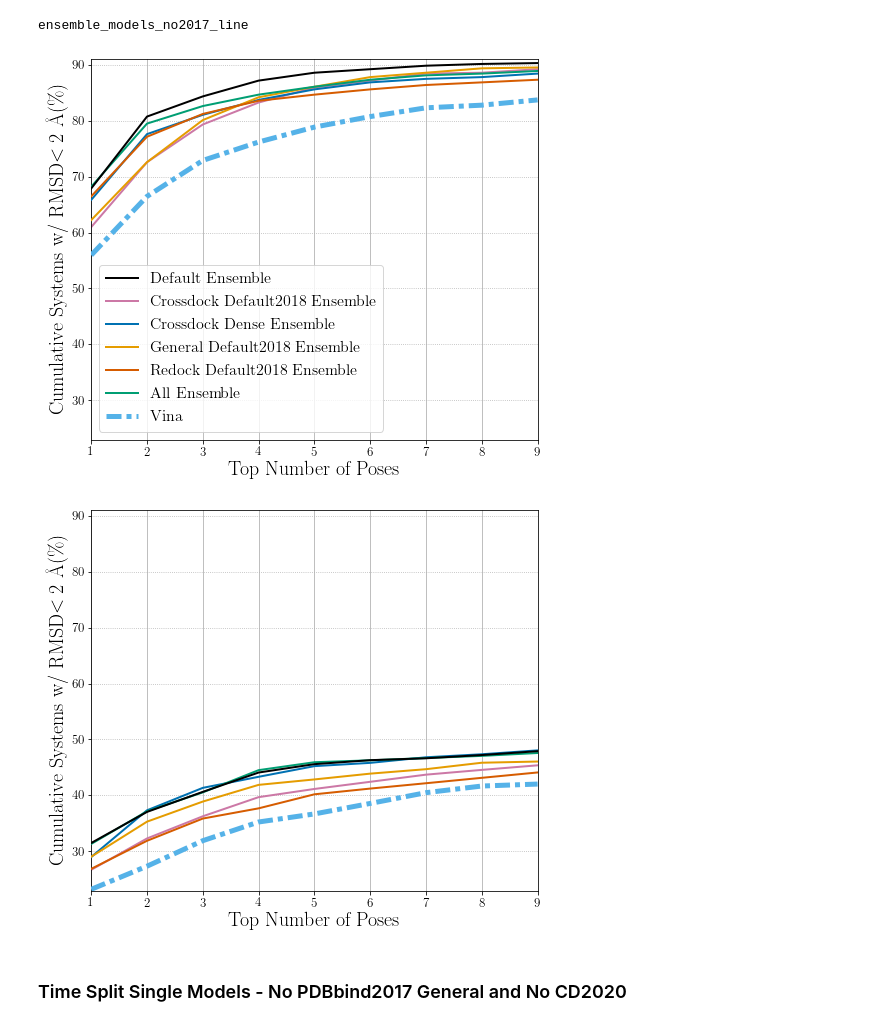
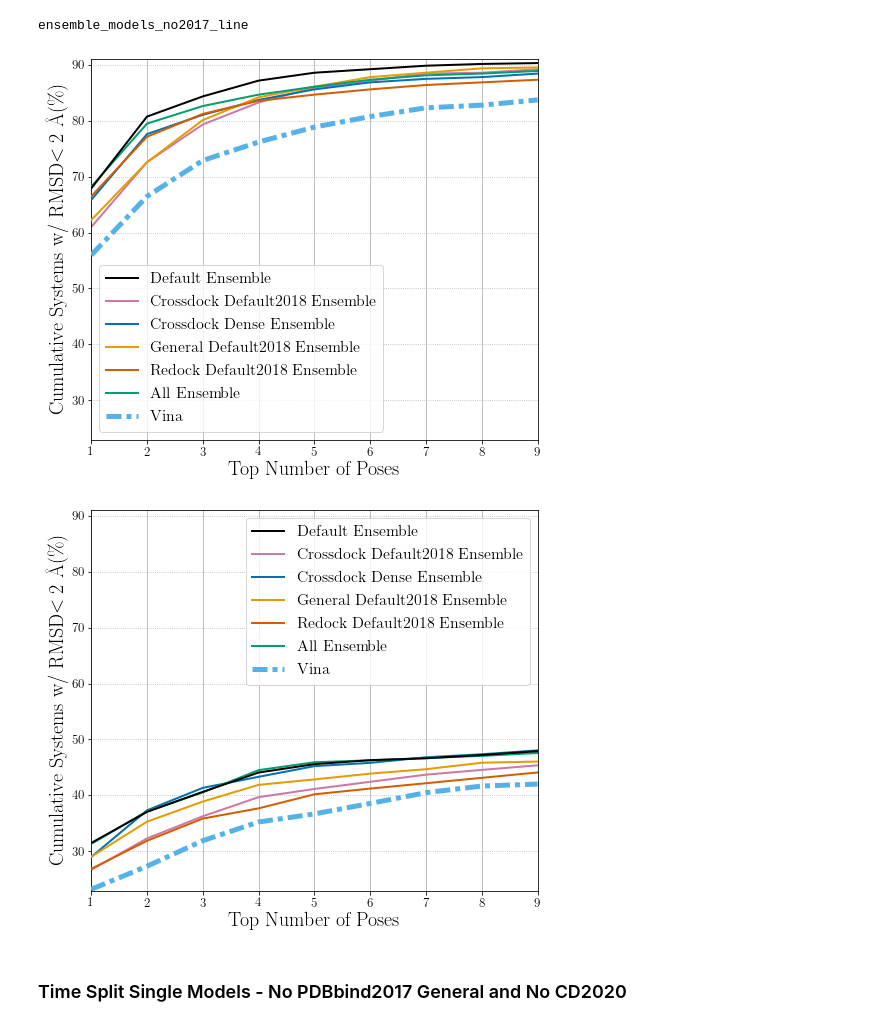
Before and after one commit to dkoes/GNINA-1.0, a Jupyter notebook: MakeFinalGraphs.ipynb, the cells around one changed output. Cells and saved outputs as stored; diff of their text form; code cells hidden in the pictures.

```diff
--- a/MakeFinalGraphs.ipynb
+++ b/MakeFinalGraphs.ipynb
@@ -160,8 +160,7 @@ for big_df,data_type in [(plot_df_rd,'redocking'),(plot_df_cd,'crossdocking')]:
     #box = ax.get_position()
     #ax.set_position([box.x0, box.y0, box.width * 0.8, box.height])
     #lgd = ax.legend(loc='center left', bbox_to_anchor=(1, 0.5))
-    if data_type == 'redocking':
-        lgd = ax.legend(fontsize=16)
+    lgd = ax.legend(fontsize=16)
     plt.savefig(f'/home/anm329/GNINA-1.0/figures/{data_type}/{figname}.pdf', dpi=dpi)
 # %% [output]
 [figure]
@@ -204,8 +203,7 @@ for big_df,data_type in [(plot_df_rd,'redocking'),(plot_df_cd,'crossdocking')]:
     #box = ax.get_position()
     #ax.set_position([box.x0, box.y0, box.width * 0.8, box.height])
     #lgd = ax.legend(loc='center left', bbox_to_anchor=(1, 0.5))
-    if data_type == 'redocking':
-        lgd = ax.legend(fontsize=16)
+    lgd = ax.legend(fontsize=16)
     plt.savefig(f'/home/anm329/GNINA-1.0/figures/{data_type}/{figname}.pdf', dpi=dpi)
 # %% [output]
 [figure]
@@ -248,8 +246,7 @@ for big_df,data_type in [(plot_df_rd,'redocking'),(plot_df_cd,'crossdocking')]:
     #box = ax.get_position()
     #ax.set_position([box.x0, box.y0, box.width * 0.8, box.height])
     #lgd = ax.legend(loc='center left', bbox_to_anchor=(1, 0.5))
-    if data_type == 'redocking':
-        lgd = ax.legend(fontsize=16)
+    lgd = ax.legend(fontsize=16)
     plt.savefig(f'/home/anm329/GNINA-1.0/figures/{data_type}/{figname}.pdf', dpi=dpi)
 # %% [output]
 [figure]
@@ -271,33 +268,32 @@ ensemble_models_no2017_line
 # %%
 for big_df,data_type in [(plot_df_rd,'redocking'),(plot_df_cd,'crossdocking')]:
     ax = plt.figure(figsize=[8,7]).gca()
     for i,col in enumerate(big_df.columns):
         if 'Default Ensemble' in col:
             zorder = 10
         else:
             zorder = i+1
         rang = list(range(1,big_df[col].fillna(0).astype(bool).sum()+1))
         ls = get_linestyle(col)
         lw = get_linewidth(col)
         c = color_dict[col.replace(' Ensemble','')]
         p = plt.plot(rang, big_df[col], label=col,c=c,linestyle=ls,linewidth=lw,zorder=zorder)
     ax.set_xlim(left=xlim[0],right=xlim[1])
     ax.xaxis.set_major_locator(MaxNLocator(integer=True))
     ax.tick_params(axis='both', which='major', labelsize=13)
     ax.set_ybound(ylim[0], ylim[1])
     ax.set_xlabel(xlab,fontsize=fontsize)
     ax.set_ylabel(ylab,fontsize=fontsize)
     plt.grid(axis='x')
     plt.grid(axis='y',linestyle=':')
     #box = ax.get_position()
     #ax.set_position([box.x0, box.y0, box.width * 0.8, box.height])
     #lgd = ax.legend(loc='center left', bbox_to_anchor=(1, 0.5))
-    if data_type == 'redocking':
-        lgd = ax.legend(fontsize=16)
+    lgd = ax.legend(fontsize=16)
     plt.savefig(f'/home/anm329/GNINA-1.0/figures/{data_type}/{figname}.pdf', dpi=dpi)
 # %% [output]
 [figure]
-[figure, old version]
+[figure, new version]
 # %%
 plot_df_rd.to_csv(f'/home/anm329/GNINA-1.0/data/redocking/{filename}')
 plot_df_cd.to_csv(f'/home/anm329/GNINA-1.0/data/crossdocking/{filename}')
```
Also changed, not shown: parts of 10 cells of this notebook, 41 other files.
